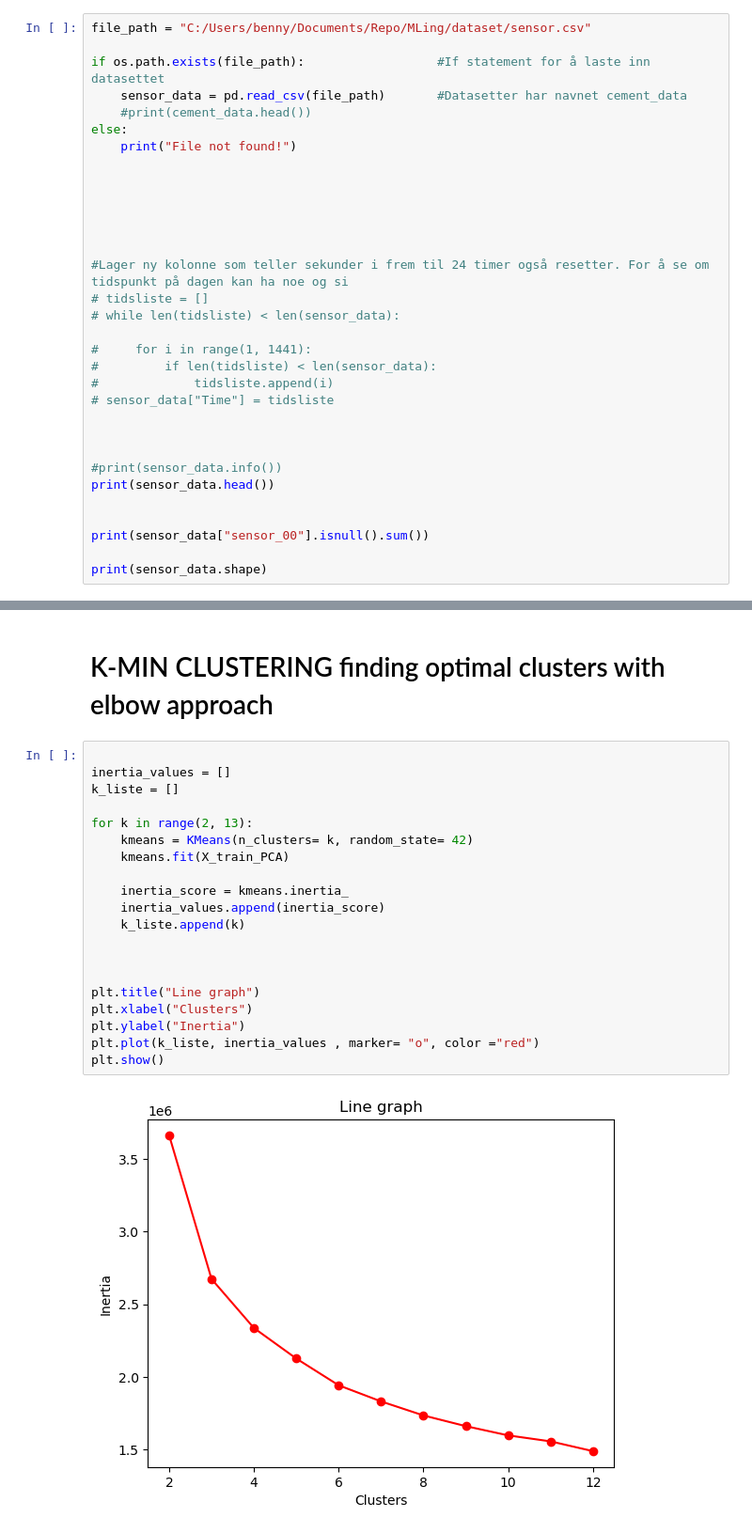
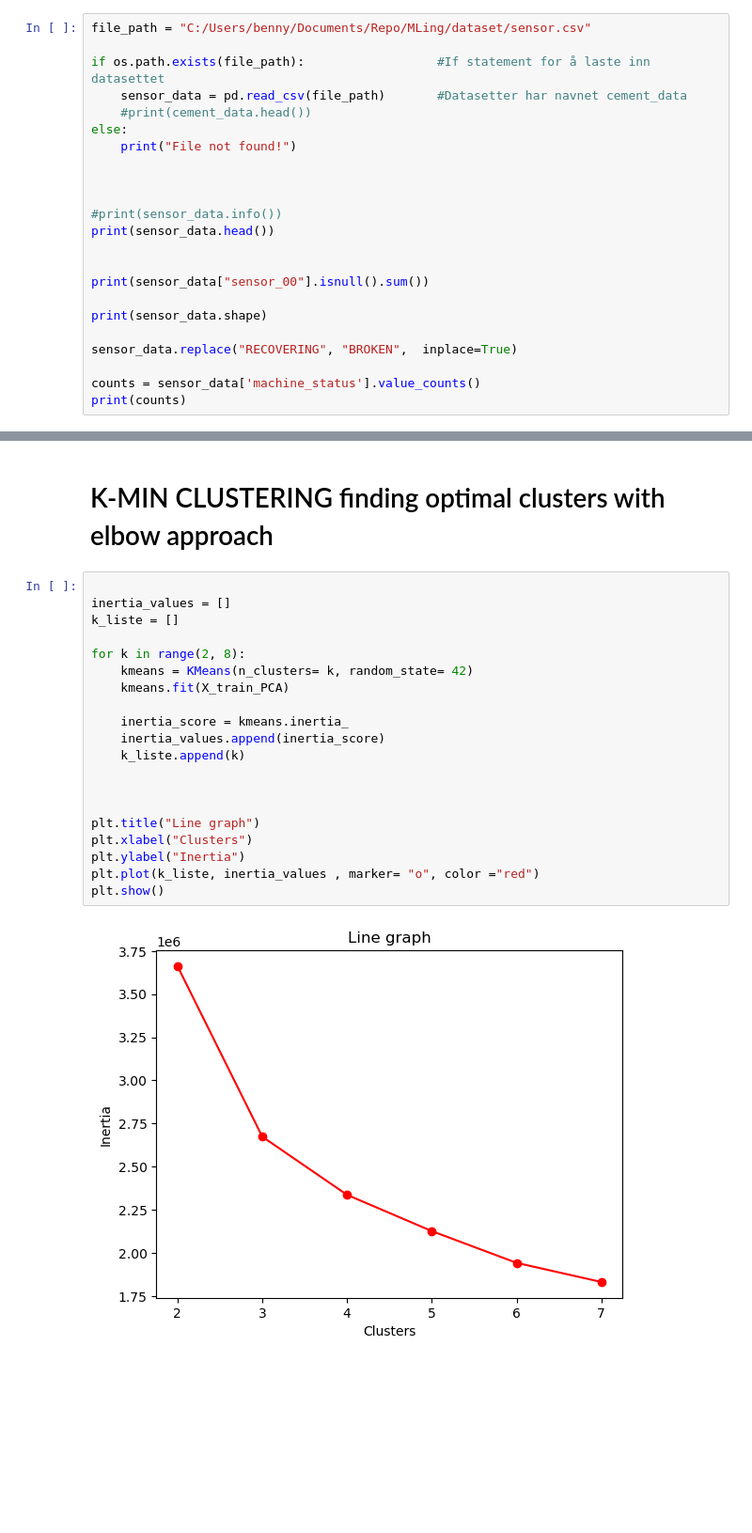
Before and after one commit to elisabellahj/MLing, a Jupyter notebook: Sensor.ipynb, the cells around one changed output, grey strips where cells are left out. Shown at 94% size. Saved outputs shown, nothing was run; the diff lists cells and outputs as text; blank space fills up the shorter version.

```diff
--- a/Sensor.ipynb
+++ b/Sensor.ipynb
@@ -22,20 +22,6 @@ else:
 
 
 
-
-
-
-#Lager ny kolonne som teller sekunder i frem til 24 timer også resetter. For å se om tidspunkt på dagen kan ha noe og si
-# tidsliste = []
-# while len(tidsliste) < len(sensor_data):
-
-#     for i in range(1, 1441):
-#         if len(tidsliste) < len(sensor_data):
-#             tidsliste.append(i)
-# sensor_data["Time"] = tidsliste
-
-
-
 #print(sensor_data.info())
 print(sensor_data.head())
 
@@ -43,6 +29,11 @@ print(sensor_data.head())
 print(sensor_data["sensor_00"].isnull().sum())
 
 print(sensor_data.shape)
+
+sensor_data.replace("RECOVERING", "BROKEN",  inplace=True)
+
+counts = sensor_data['machine_status'].value_counts()
+print(counts)
 # %% [output]
    NUM            timestamp  sensor_00  sensor_01  sensor_02  sensor_03  \
 0    0  2018-04-01 00:00:00   2.465394   47.09201    53.2118  46.310760
@@ -199,22 +188,22 @@ array([0.32366614, 0.20743987, 0.10316385, 0.05516658, 0.03636894,
 # %%
 
 inertia_values = []
 k_liste = []
 
-for k in range(2, 13):
+for k in range(2, 8):
     kmeans = KMeans(n_clusters= k, random_state= 42)
     kmeans.fit(X_train_PCA)
 
     inertia_score = kmeans.inertia_
     inertia_values.append(inertia_score)
     k_liste.append(k)
 
 
 
 plt.title("Line graph")
 plt.xlabel("Clusters")
 plt.ylabel("Inertia")
 plt.plot(k_liste, inertia_values , marker= "o", color ="red")
 plt.show()
 # %% [output]
-[figure, old version]
+[figure, new version]
```
Also changed, not shown: parts of 23 cells of this notebook.
